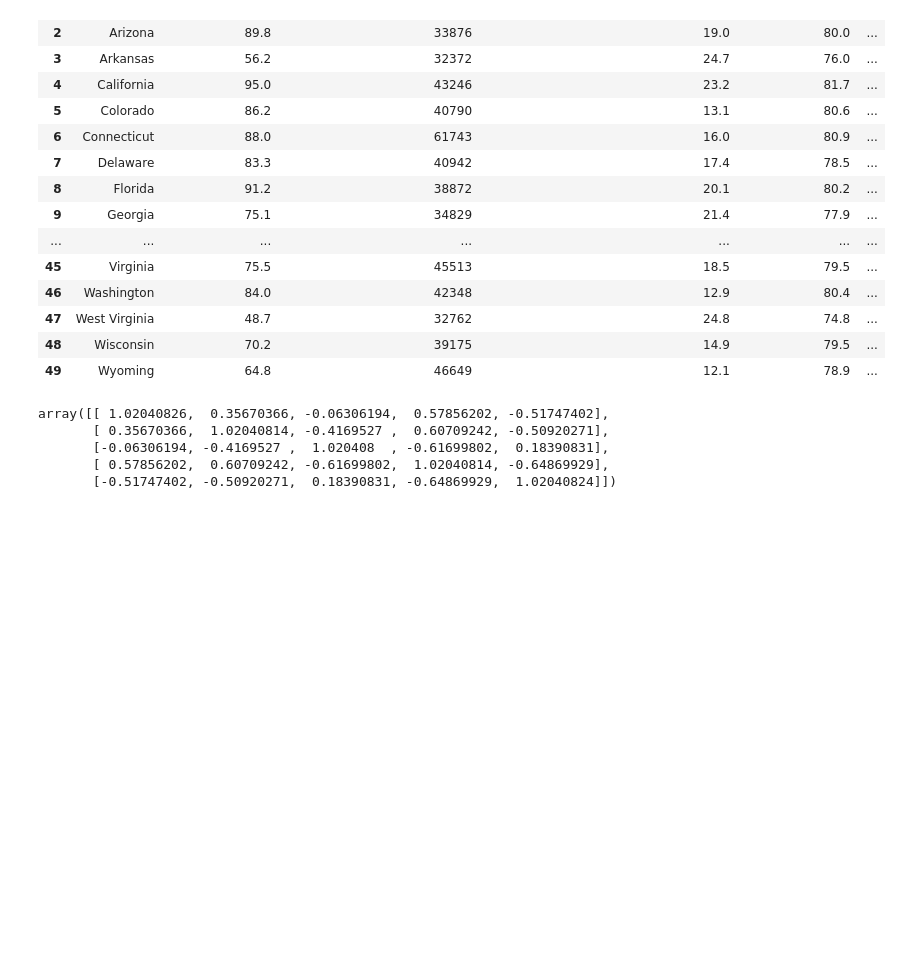
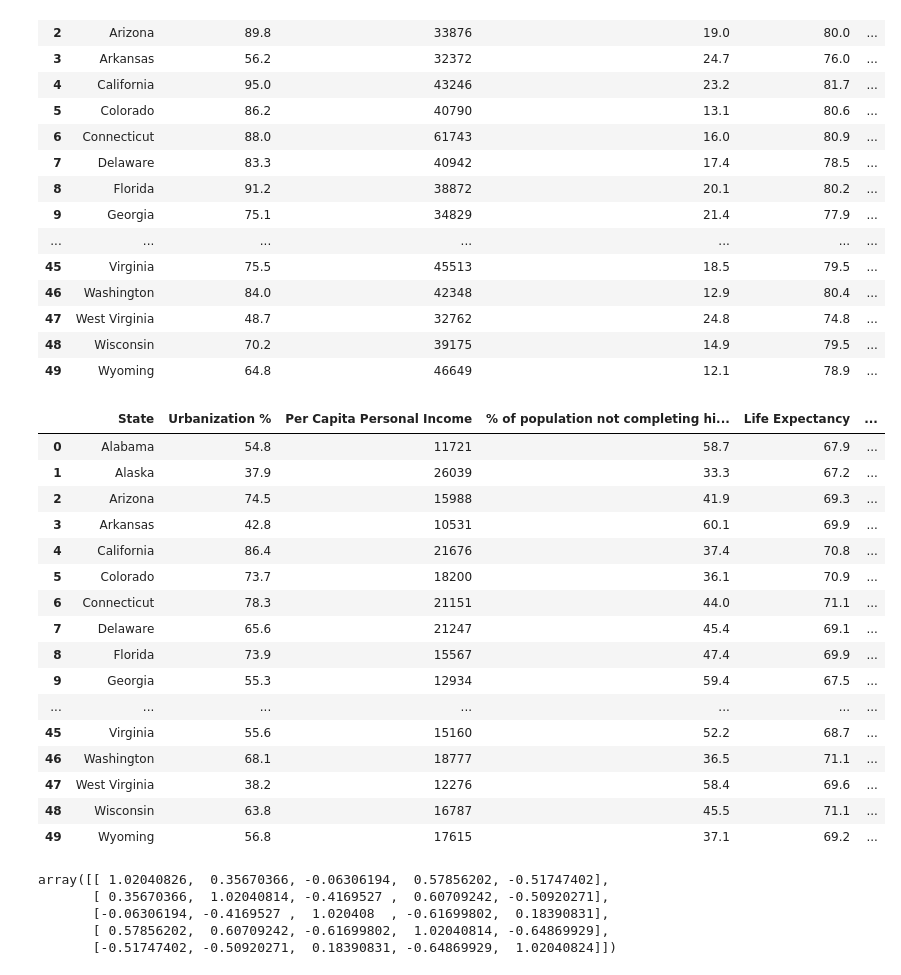
Before and after one commit to BoomboxAstronaut/Stuff, a Jupyter notebook: US_States_Pol_Affil.ipynb, the cells around one changed output. Saved outputs shown, nothing was run; the diff lists cells and outputs as text; code cells hidden in the pictures; blank space fills up the shorter version.

Commit message:
2 table

```diff
--- a/US_States_Pol_Affil.ipynb
+++ b/US_States_Pol_Affil.ipynb
@@ -45,6 +45,26 @@ modern
 | 47 | West Virginia | 48.7 | 32762 | 24.8 | 74.8 | ... |
 | 48 | Wisconsin | 70.2 | 39175 | 14.9 | 79.5 | ... |
 | 49 | Wyoming | 64.8 | 46649 | 12.1 | 78.9 | ... |
+# %%
+old
+# %% [output]
+|  | State | Urbanization % | Per Capita Personal Income | % of population not completing hi... | Life Expectancy | ... |
+| 0 | Alabama | 54.8 | 11721 | 58.7 | 67.9 | ... |
+| 1 | Alaska | 37.9 | 26039 | 33.3 | 67.2 | ... |
+| 2 | Arizona | 74.5 | 15988 | 41.9 | 69.3 | ... |
+| 3 | Arkansas | 42.8 | 10531 | 60.1 | 69.9 | ... |
+| 4 | California | 86.4 | 21676 | 37.4 | 70.8 | ... |
+| 5 | Colorado | 73.7 | 18200 | 36.1 | 70.9 | ... |
+| 6 | Connecticut | 78.3 | 21151 | 44.0 | 71.1 | ... |
+| 7 | Delaware | 65.6 | 21247 | 45.4 | 69.1 | ... |
+| 8 | Florida | 73.9 | 15567 | 47.4 | 69.9 | ... |
+| 9 | Georgia | 55.3 | 12934 | 59.4 | 67.5 | ... |
+| ... | ... | ... | ... | ... | ... | ... |
+| 45 | Virginia | 55.6 | 15160 | 52.2 | 68.7 | ... |
+| 46 | Washington | 68.1 | 18777 | 36.5 | 71.1 | ... |
+| 47 | West Virginia | 38.2 | 12276 | 58.4 | 69.6 | ... |
+| 48 | Wisconsin | 63.8 | 16787 | 45.5 | 71.1 | ... |
+| 49 | Wyoming | 56.8 | 17615 | 37.1 | 69.2 | ... |
 # %%
 np.cov(modern_norm.T)
 # %% [output]
```
